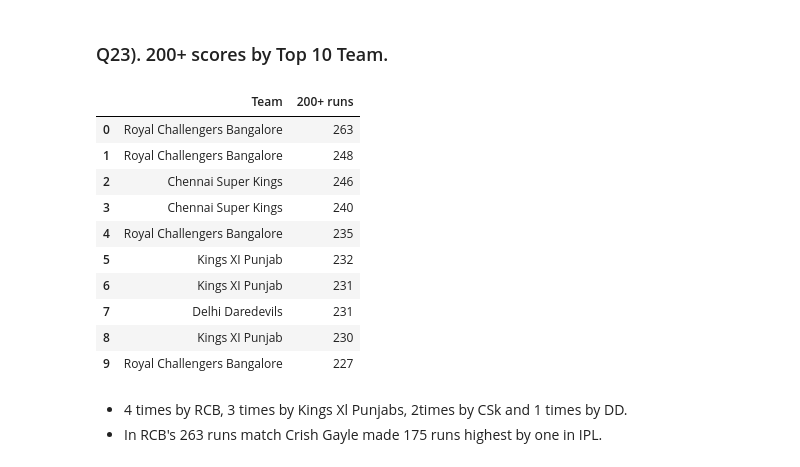
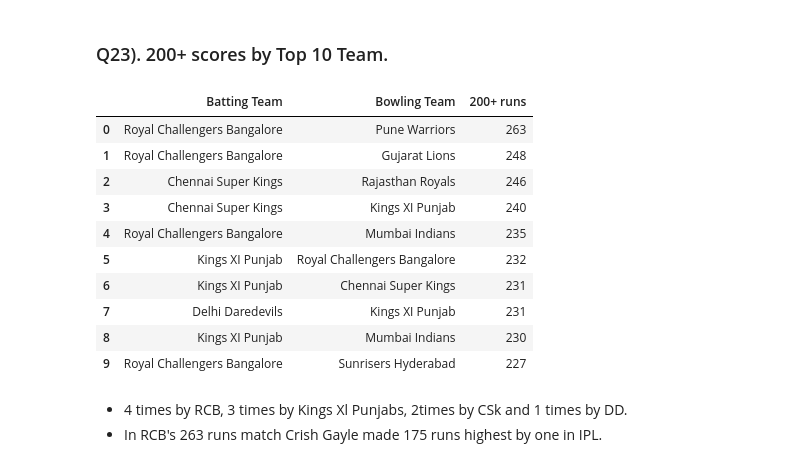
Before and after one commit to rahul-72/IPL_Dataset_Analysis, a Jupyter notebook: ipl.ipynb, the cells around one changed output. Saved outputs shown, nothing was run; the diff lists cells and outputs as text; code cells hidden in the pictures.

```diff
--- a/ipl.ipynb
+++ b/ipl.ipynb
@@ -538,25 +544,25 @@ plt.show()
 # %% [markdown]
 ### Q23). 200+ scores by Top 10 Team.
 # %%
-score_200 = df_deliveries.groupby(['match_id','inning', 'batting_team'])['total_runs'].sum().reset_index()
+score_200 = df_deliveries.groupby(['match_id','inning', 'batting_team', 'bowling_team'])['total_runs'].sum().reset_index()
 score_200.sort_values('total_runs',axis=0, inplace=True, ascending=False)
 score_200 = score_200[:10]
 score_200.drop(['match_id','inning'], axis=1, inplace=True)
-score_200.columns = ['Team', '200+ runs']
+score_200.columns = ['Batting Team','Bowling Team', '200+ runs']
 score_200.reset_index(inplace=True, drop=True)
 score_200
 # %% [output]
-|  | Team | 200+ runs |
-| 0 | Royal Challengers Bangalore | 263 |
-| 1 | Royal Challengers Bangalore | 248 |
-| 2 | Chennai Super Kings | 246 |
-| 3 | Chennai Super Kings | 240 |
-| 4 | Royal Challengers Bangalore | 235 |
-| 5 | Kings XI Punjab | 232 |
-| 6 | Kings XI Punjab | 231 |
-| 7 | Delhi Daredevils | 231 |
-| 8 | Kings XI Punjab | 230 |
-| 9 | Royal Challengers Bangalore | 227 |
+|  | Batting Team | Bowling Team | 200+ runs |
+| 0 | Royal Challengers Bangalore | Pune Warriors | 263 |
+| 1 | Royal Challengers Bangalore | Gujarat Lions | 248 |
+| 2 | Chennai Super Kings | Rajasthan Royals | 246 |
+| 3 | Chennai Super Kings | Kings XI Punjab | 240 |
+| 4 | Royal Challengers Bangalore | Mumbai Indians | 235 |
+| 5 | Kings XI Punjab | Royal Challengers Bangalore | 232 |
+| 6 | Kings XI Punjab | Chennai Super Kings | 231 |
+| 7 | Delhi Daredevils | Kings XI Punjab | 231 |
+| 8 | Kings XI Punjab | Mumbai Indians | 230 |
+| 9 | Royal Challengers Bangalore | Sunrisers Hyderabad | 227 |
 # %% [markdown]
 * 4 times by RCB, 3 times by Kings Xl Punjabs, 2times by CSk  and 1 times by DD.
 * In RCB's 263 runs match Crish Gayle made 175 runs highest by one in IPL.
```
Also changed, not shown: parts of 14 cells of this notebook.
